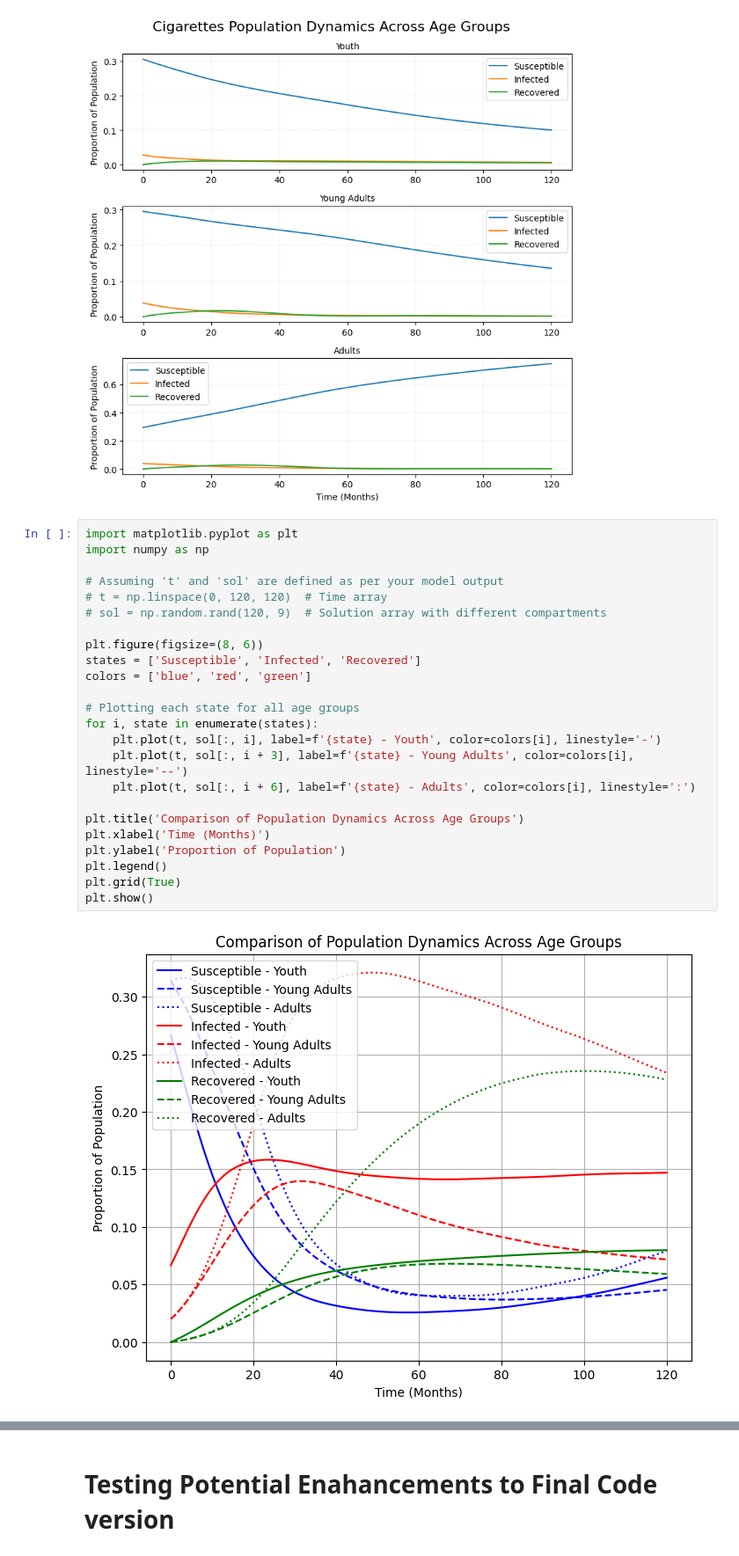
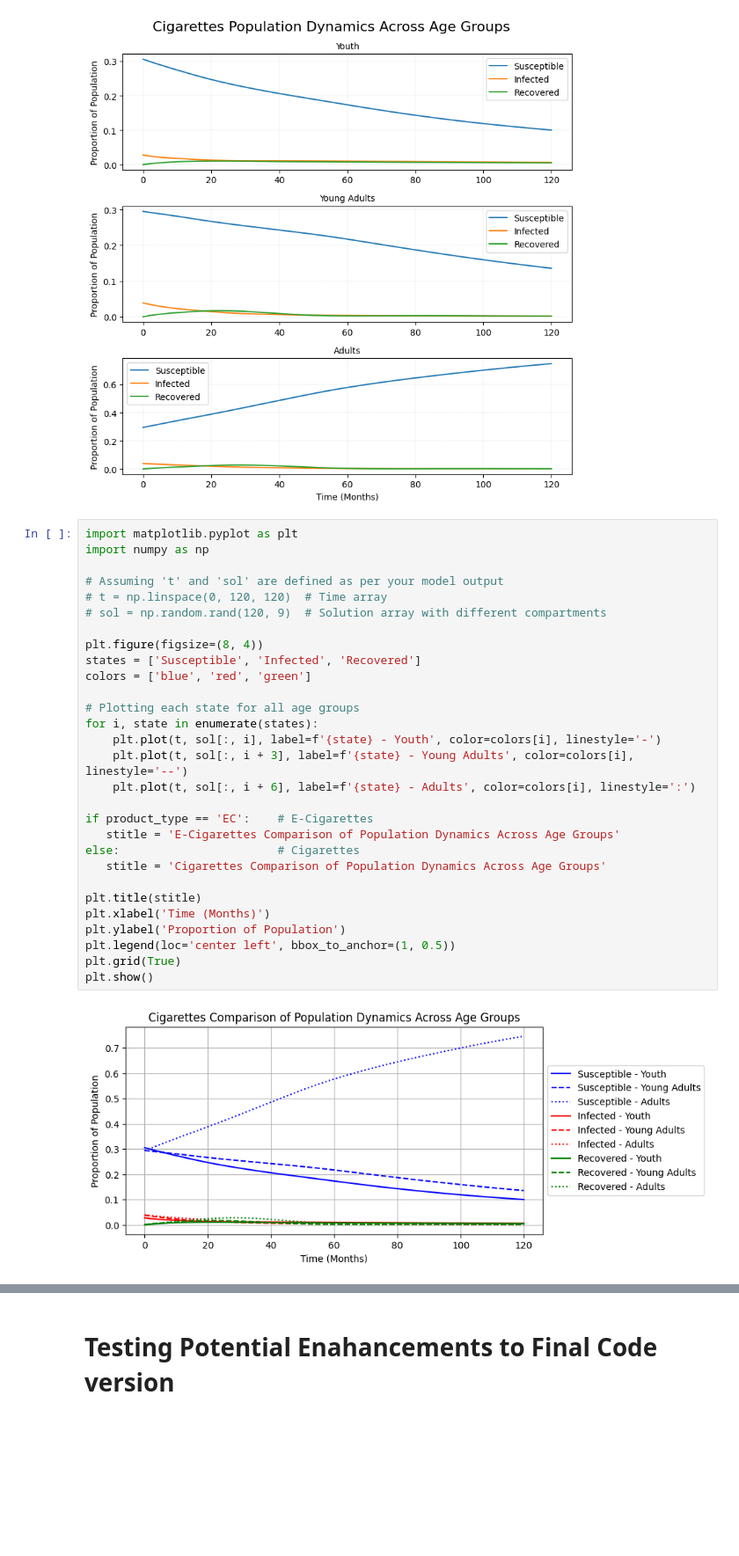
Before and after one commit to revak18/nicotine_use_mathmodel, a Jupyter notebook: NicotineUse_SIR_DDE_Model.ipynb, the cells around one changed output, grey strips where cells are left out. Shown at 88% size. Cells and saved outputs as stored; diff of their text form; blank space fills up the shorter version.

```diff
--- a/NicotineUse_SIR_DDE_Model.ipynb
+++ b/NicotineUse_SIR_DDE_Model.ipynb
@@ -443,26 +666,31 @@ plt.show()
 # %%
 import matplotlib.pyplot as plt
 import numpy as np
 
 # Assuming 't' and 'sol' are defined as per your model output
 # t = np.linspace(0, 120, 120)  # Time array
 # sol = np.random.rand(120, 9)  # Solution array with different compartments
 
-plt.figure(figsize=(8, 6))
+plt.figure(figsize=(8, 4))
 states = ['Susceptible', 'Infected', 'Recovered']
 colors = ['blue', 'red', 'green']
 
 # Plotting each state for all age groups
 for i, state in enumerate(states):
     plt.plot(t, sol[:, i], label=f'{state} - Youth', color=colors[i], linestyle='-')
     plt.plot(t, sol[:, i + 3], label=f'{state} - Young Adults', color=colors[i], linestyle='--')
     plt.plot(t, sol[:, i + 6], label=f'{state} - Adults', color=colors[i], linestyle=':')
 
-plt.title('Comparison of Population Dynamics Across Age Groups')
+if product_type == 'EC':    # E-Cigarettes
+   stitle = 'E-Cigarettes Comparison of Population Dynamics Across Age Groups'
+else:                       # Cigarettes
+   stitle = 'Cigarettes Comparison of Population Dynamics Across Age Groups'
+
+plt.title(stitle)
 plt.xlabel('Time (Months)')
 plt.ylabel('Proportion of Population')
-plt.legend()
+plt.legend(loc='center left', bbox_to_anchor=(1, 0.5))
 plt.grid(True)
 plt.show()
 # %% [output]
-[figure, old version]
+[figure, new version]
```
Also changed, not shown: parts of 10 cells of this notebook.
